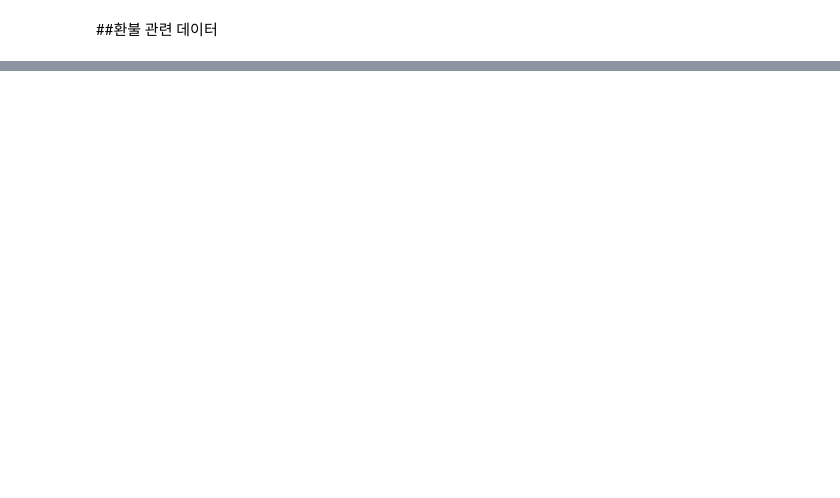
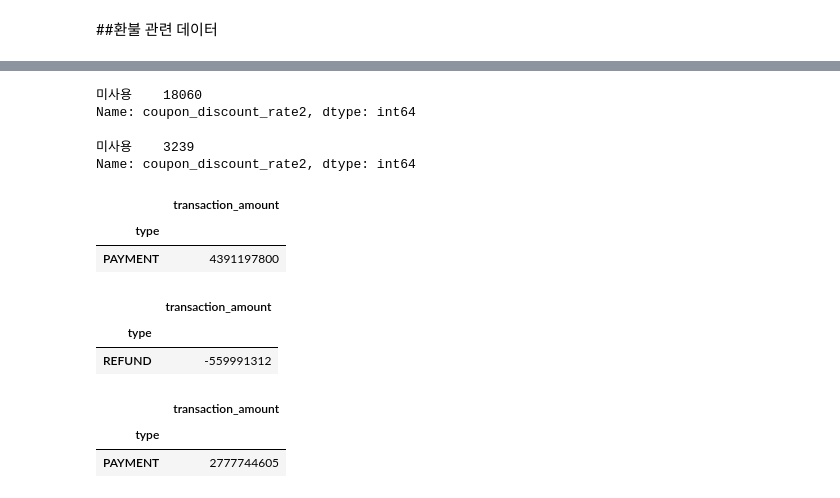
Before and after one commit to wjdrnqja9/TIL, a Jupyter notebook: 정구범_패스트캠퍼스_데이터분석.ipynb, the cells around one changed output, grey strips where cells are left out. Cells and saved outputs as stored; diff of their text form; code cells hidden in the pictures; blank space fills up the shorter version.

```diff
--- a/정구범_패스트캠퍼스_데이터분석.ipynb
+++ b/정구범_패스트캠퍼스_데이터분석.ipynb
@@ -600,0 +341,4 @@ Name: category_title, dtype: float64
+# %%
+# 결제, 환불 value_counts
+df2 = df2.drop_duplicates(['customer_id'])
+df2['type'].value_counts()
@@ -600,0 +361,10 @@ Name: category_title, dtype: float64
+# %%
+# 쿠폰 할인율 컬럼 추가
+df2 = df2.fillna(0)
+Refdf = Refdf.fillna(0)
+df2['coupon_discount_rate'] = df2['coupon_discount_amount']/(df2['transaction_amount']+df2['coupon_discount_amount'])*100
+Refdf['coupon_discount_rate'] = Refdf['coupon_discount_amount']/(Refdf['transaction_amount']+Refdf['coupon_discount_amount'])*100
+# %%
+# 중복 제거
+df2 = df2.drop_duplicates(['customer_id'])
+df2['type'].value_counts()
@@ -600,0 +381,22 @@ Name: category_title, dtype: float64
+# %%
+# 쿠폰 할인율 별 구분
+def discount_rate(x) :
+    if x == 0:
+        return "미사용"
+    elif x < 10:
+        return "~10%"
+    elif x < 20:
+        return "~20%"
+    elif x < 30:
+        return "~30%"
+    elif x < 40:
+        return "~40%"
+    elif x < 50:
+        return "~50%"
+    elif x < 60:
+        return "~60%"
+    elif x < 70:
+        return "~70%"
+
+df2['coupon_discount_rate2'] = df2['coupon_discount_rate'].map(discount_rate)
+Refdf['coupon_discount_rate2'] = Refdf['coupon_discount_rate'].map(discount_rate)
@@ -600,0 +426,37 @@ Name: category_title, dtype: float64
+# %%
+# 쿠폰을 미사용한 사람의 결제, 환불 value_counts  #지워 아래거도
+df2n = df2[df2.coupon_discount_rate2.isin(['미사용'])]
+df2n['coupon_discount_rate2'].value_counts()
+# %% [output]
+미사용    18060
+Name: coupon_discount_rate2, dtype: int64
+# %%
+Refdfn = Refdf[Refdf.coupon_discount_rate2.isin(['미사용'])]
+Refdfn['coupon_discount_rate2'].value_counts()
+# %% [output]
+미사용    3239
+Name: coupon_discount_rate2, dtype: int64
+# %%
+# 전체 총 매출액
+type_amount_total = df2.groupby('type').agg(how)
+type_amount_total
+# %% [output]
+|  | transaction_amount |
+| type |  |
+| PAYMENT | 4391197800 |
+# %%
+# 전체 환불액
+type_amount_total_Ref = Refdf.groupby('type').agg(how)
+type_amount_total_Ref
+# %% [output]
+|  | transaction_amount |
+| type |  |
+| REFUND | -559991312 |
+# %%
+# 쿠폰 미사용자 총 매출액
+type_amount_n = df2n.groupby('type').agg(how)
+type_amount_n
+# %% [output]
+|  | transaction_amount |
+| type |  |
+| PAYMENT | 2777744605 |
```
Also changed, not shown: parts of 102 cells of this notebook.
